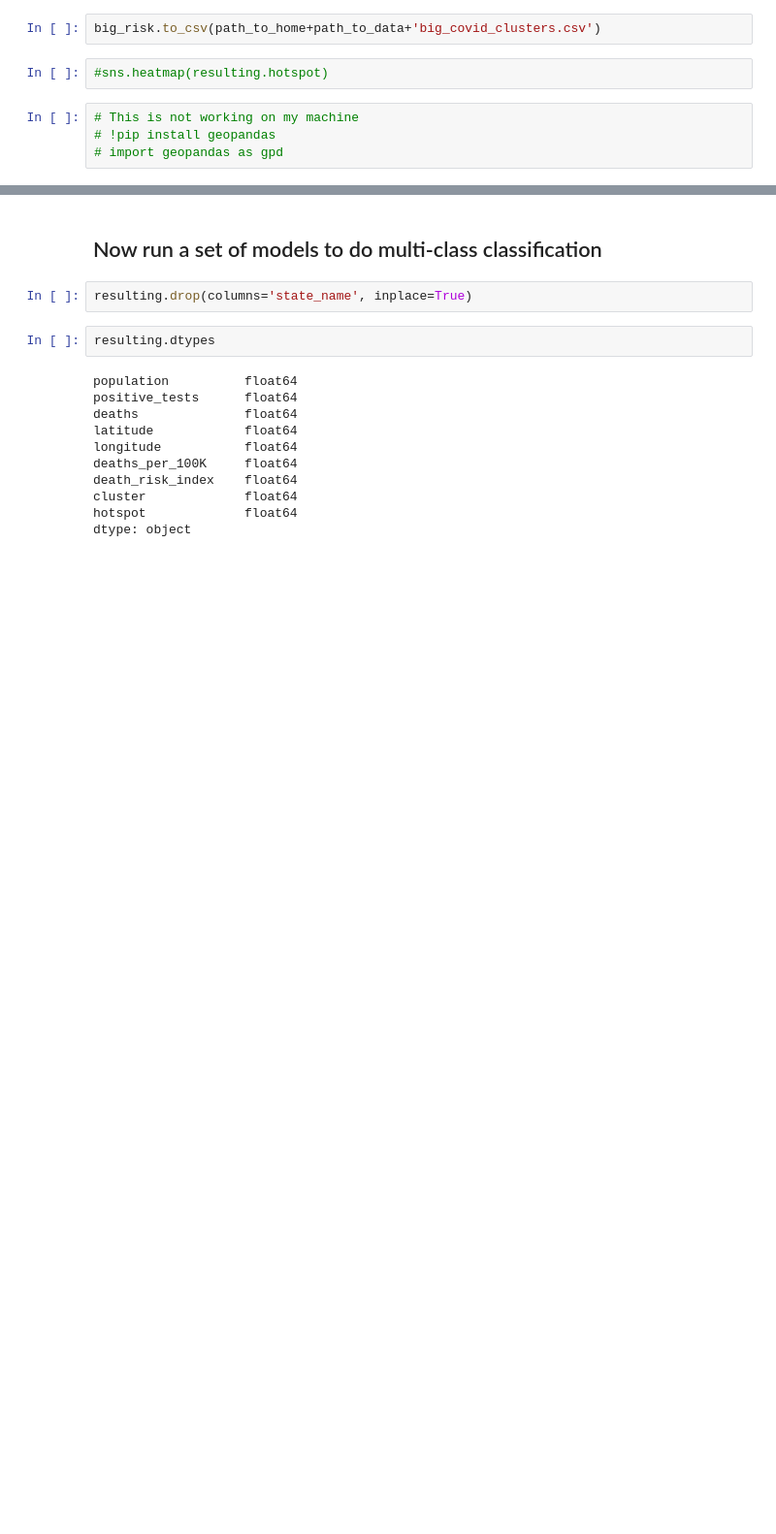
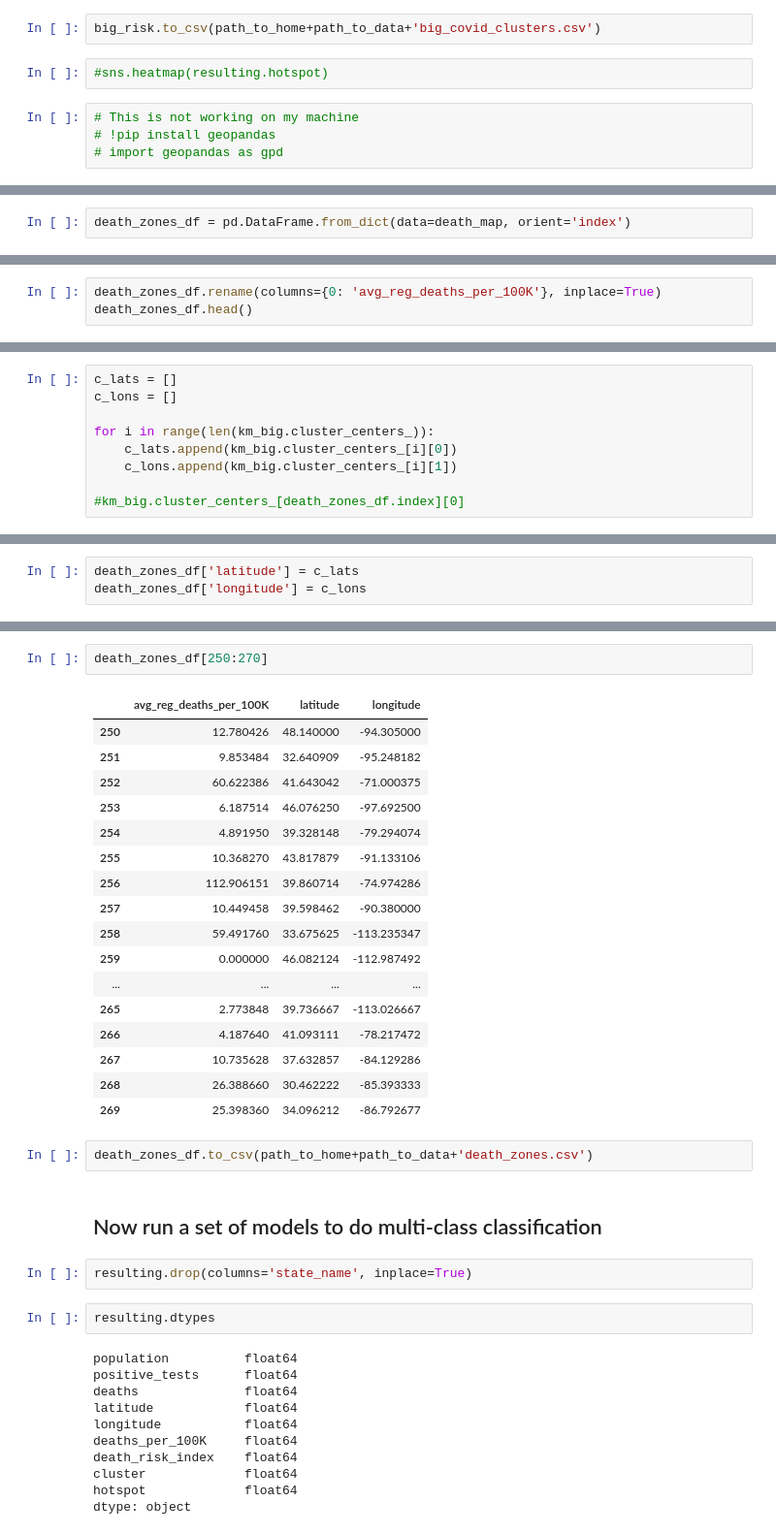
Before and after one commit to elaverdiere1/Covid-19-and-Natural-Disasters, a Jupyter notebook: project_5/code/Covid_Risk_Classification_Eda_and_Model.ipynb, the cells around one changed output, grey strips where cells are left out. Shown at 97% size. Saved outputs shown, nothing was run; the diff lists cells and outputs as text; blank space fills up the shorter version.

Commit message:
updating death_zones.csv

```diff
--- a/project_5/code/Covid_Risk_Classification_Eda_and_Model.ipynb
+++ b/project_5/code/Covid_Risk_Classification_Eda_and_Model.ipynb
@@ -730,0 +712,2 @@ big_risk.to_csv(path_to_home+path_to_data+'big_covid_clusters.csv')
+# %%
+death_zones_df = pd.DataFrame.from_dict(data=death_map, orient='index')
@@ -730,0 +727,3 @@ big_risk.to_csv(path_to_home+path_to_data+'big_covid_clusters.csv')
+# %%
+death_zones_df.rename(columns={0: 'avg_reg_deaths_per_100K'}, inplace=True)
+death_zones_df.head()
@@ -730,0 +741,9 @@ big_risk.to_csv(path_to_home+path_to_data+'big_covid_clusters.csv')
+# %%
+c_lats = []
+c_lons = []
+
+for i in range(len(km_big.cluster_centers_)):
+    c_lats.append(km_big.cluster_centers_[i][0])
+    c_lons.append(km_big.cluster_centers_[i][1])
+
+#km_big.cluster_centers_[death_zones_df.index][0]
@@ -730,0 +757,3 @@ big_risk.to_csv(path_to_home+path_to_data+'big_covid_clusters.csv')
+# %%
+death_zones_df['latitude'] = c_lats
+death_zones_df['longitude'] = c_lons
@@ -731,3 +773,25 @@ big_risk.to_csv(path_to_home+path_to_data+'big_covid_clusters.csv')
+# %%
+death_zones_df[250:270]
+# %% [output]
+|  | avg_reg_deaths_per_100K | latitude | longitude |
+| 250 | 12.780426 | 48.140000 | -94.305000 |
+| 251 | 9.853484 | 32.640909 | -95.248182 |
+| 252 | 60.622386 | 41.643042 | -71.000375 |
+| 253 | 6.187514 | 46.076250 | -97.692500 |
+| 254 | 4.891950 | 39.328148 | -79.294074 |
+| 255 | 10.368270 | 43.817879 | -91.133106 |
+| 256 | 112.906151 | 39.860714 | -74.974286 |
+| 257 | 10.449458 | 39.598462 | -90.380000 |
+| 258 | 59.491760 | 33.675625 | -113.235347 |
+| 259 | 0.000000 | 46.082124 | -112.987492 |
+| ... | ... | ... | ... |
+| 265 | 2.773848 | 39.736667 | -113.026667 |
+| 266 | 4.187640 | 41.093111 | -78.217472 |
+| 267 | 10.735628 | 37.632857 | -84.129286 |
+| 268 | 26.388660 | 30.462222 | -85.393333 |
+| 269 | 25.398360 | 34.096212 | -86.792677 |
+# %%
+death_zones_df.to_csv(path_to_home+path_to_data+'death_zones.csv')
 # %% [markdown]
 ## Now run a set of models to do multi-class classification
 # %%
```
Also changed, not shown: parts of 25 cells of this notebook, 3 other files.
